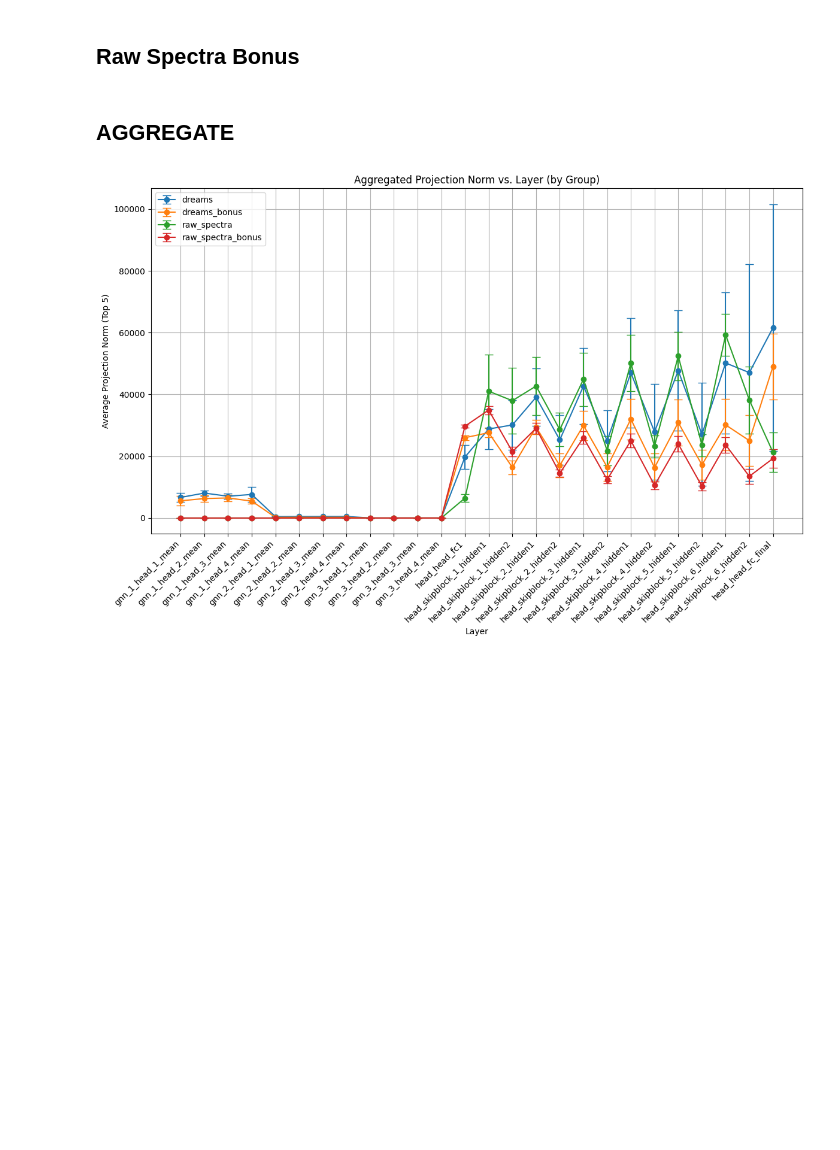
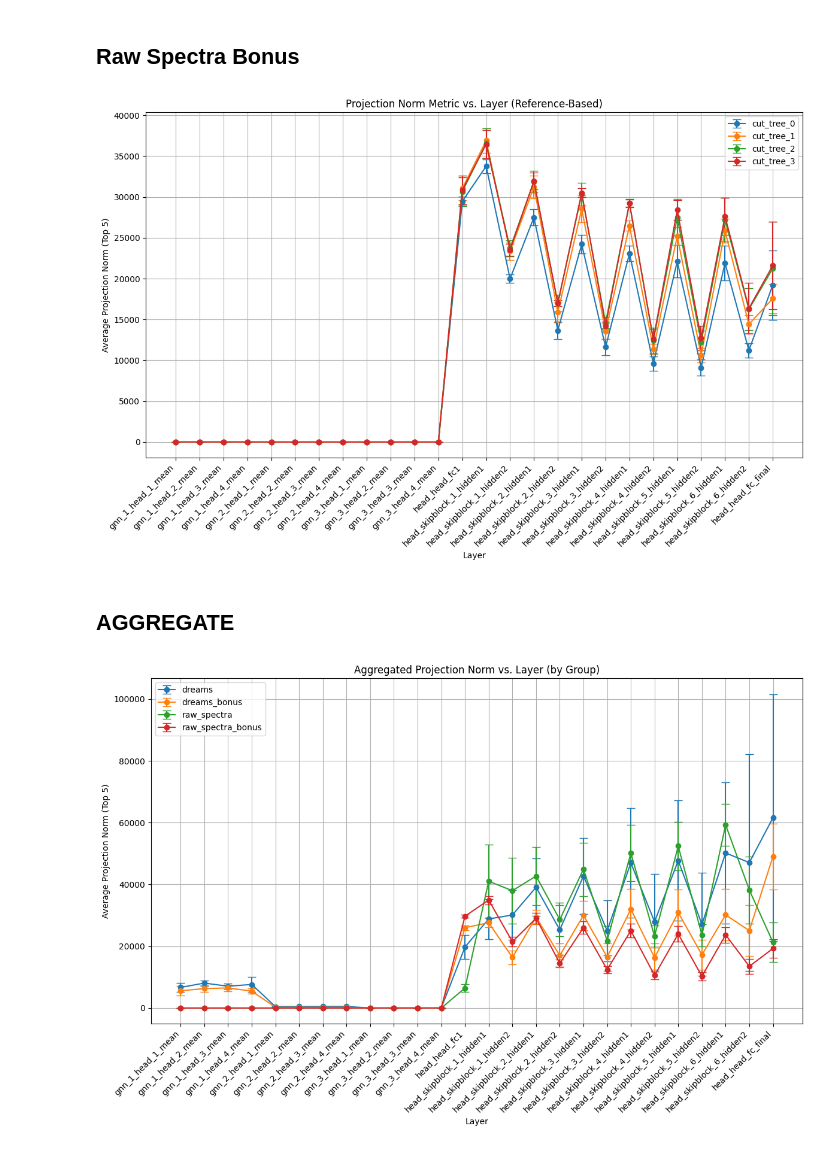
Before and after one commit to Jozefov/PhantoMS, a Jupyter notebook: notebooks/analysis/CKA_Retrieval_COSINE/projection_norm_by_input_representation.ipynb, the cells around one changed output. Drawn from its saved outputs; the diff is of its cells as text; code cells hidden in the pictures; blank space fills up the shorter version.

```diff
--- a/notebooks/analysis/CKA_Retrieval_COSINE/projection_norm_by_input_representation.ipynb
+++ b/notebooks/analysis/CKA_Retrieval_COSINE/projection_norm_by_input_representation.ipynb
@@ -198,6 +99,10 @@ experiment_raw_spectra_bonus = [
     '/Users/macbook/CODE/PhantoMS/data/retrieval_trained/cut_tree_COSINE/config_skip_connection_bonus_LUMI_cut_tree_2_2025-02-19_13-16-56',
     '/Users/macbook/CODE/PhantoMS/data/retrieval_trained/cut_tree_COSINE/config_skip_connection_bonus_LUMI_cut_tree_3_2025-02-19_14-04-53'
 ]
+# %%
+plot_projection_norm_by_reference(experiment_raw_spectra_bonus, layer_names, top_k=5, center=True, model_label_func=extract_label)
+# %% [output]
+[figure, added]
 # %% [markdown]
 ## AGGREGATE
 # %%
```
Also changed, not shown: parts of 11 cells of this notebook.
